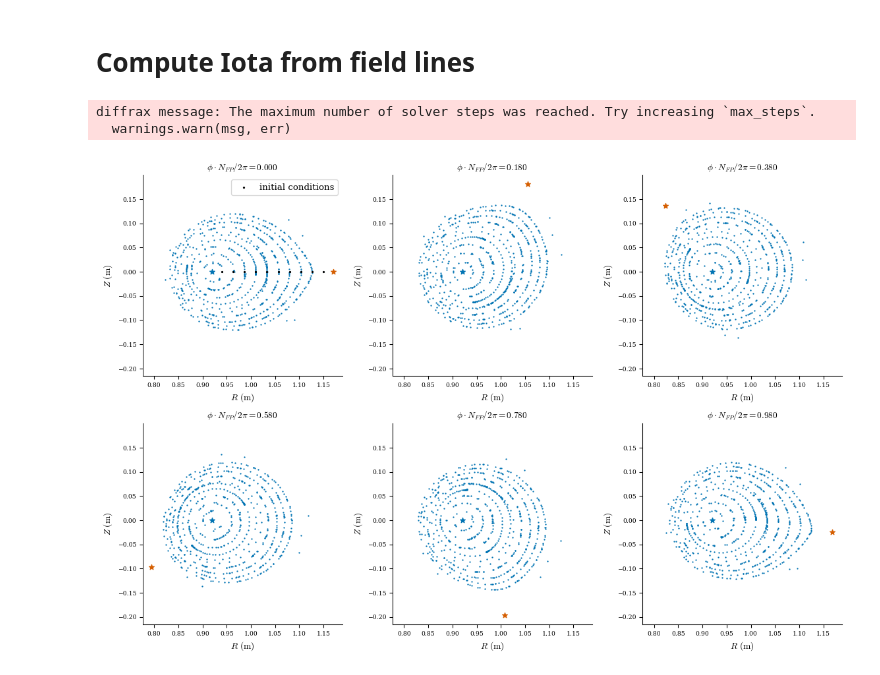
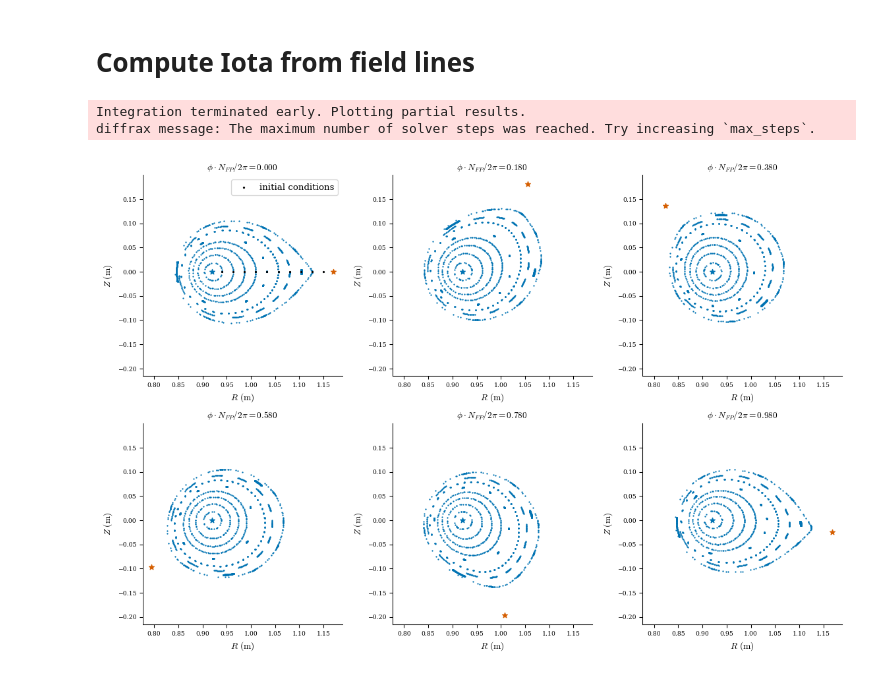
Before and after one commit to YigitElma/DEBUG-DESC, a Jupyter notebook: HBT-EP/hbt-ep-x-point-check.ipynb, the cells around one changed output. Cells and saved outputs as stored; diff of their text form; code cells hidden in the pictures.

```diff
--- a/HBT-EP/hbt-ep-x-point-check.ipynb
+++ b/HBT-EP/hbt-ep-x-point-check.ipynb
@@ -214,7 +214,7 @@ plt.legend()
 # %%
 rmaj = 0.97
 rmin = 0.2
-umbilic_coil = get_umbilic_coil(I=5000, rmaj=rmaj, rmin=rmin)
+umbilic_coil = get_umbilic_coil(I=7000, rmaj=rmaj, rmin=rmin)
 
 plasma_coil = FourierRZCoil(current=14000, R_n=R0, Z_n=0)
 tf = ToroidalMagneticField(B0=B0, R0=R0)
@@ -224,7 +224,7 @@ xd = 0.02
 N = 10
 R0is = jnp.linspace(rmaj - 0.03, rmaj + rmin - xd, N)
 Z0is = jnp.zeros(N)
-ntransit = 100
+ntransit = 200
 Nphi = 50
 phi = jnp.linspace(0, 2 * jnp.pi, Nphi, endpoint=False)
 phis = (phi + jnp.arange(0, ntransit)[:, None] * 2 * jnp.pi).flatten()
@@ -232,32 +232,35 @@ fig, ax, data = get_poincare_plot(
     field,
     R0is,
     Z0is,
     ntransit,
     phi=Nphi,
     bounds_R=(rmaj - rmin, rmaj + rmin),
     bounds_Z=(-rmin, rmin),
     return_data=True,
+    max_steps=50000,
+    atol=1e-8,
+    rtol=1e-8,
 )
 add_coils_to_plot(ax, [plasma_coil, umbilic_coil], nplanes=Nphi)
 ax.flat[0].scatter(R0is, Z0is, color="black", label="initial conditions", s=2)
 ax.flat[0].legend()
 
 # above plot has many phi cuts to compute iota accurately, delete some of
 # them for easy read
 indices = np.linspace(0, Nphi - 1, 6, dtype=int)
 keep_axes = [ax.flat[i] for i in indices]
 
 for a in ax.flat:
     if a not in keep_axes:
         a.remove()
 
 new_gs = plt.GridSpec(2, 3, figure=fig)
 for i, a in enumerate(keep_axes):
     a.set_subplotspec(new_gs[i])
 
 fig.set_size_inches(12, 8)
 fig.tight_layout()
 # %% [output]
+Integration terminated early. Plotting partial results.
 diffrax message: The maximum number of solver steps was reached. Try increasing `max_steps`.
-  warnings.warn(msg, err)
-[figure, old version]
+[figure, new version]
```
Also changed, not shown: parts of 6 cells of this notebook.
